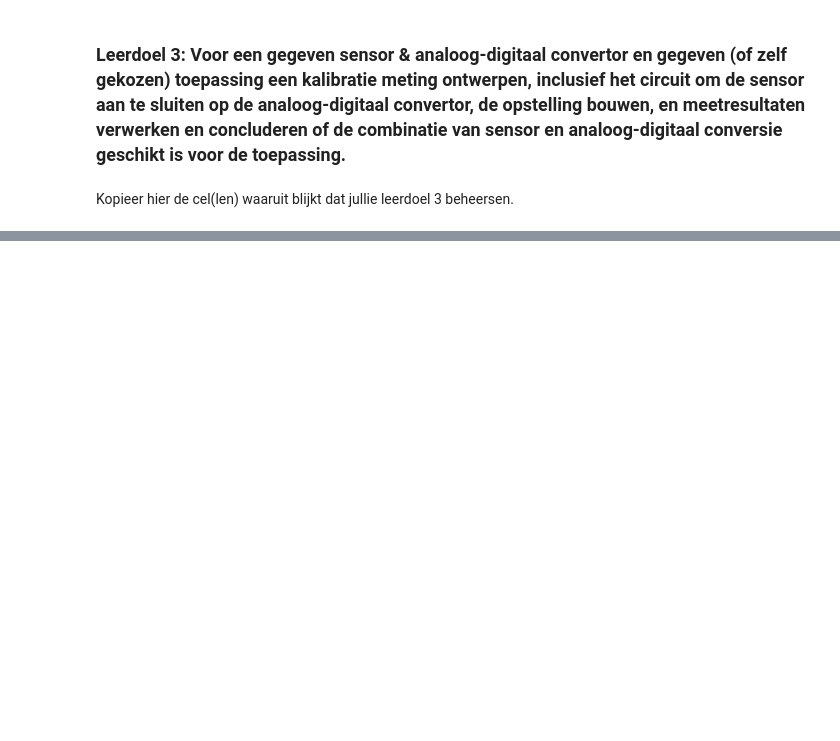
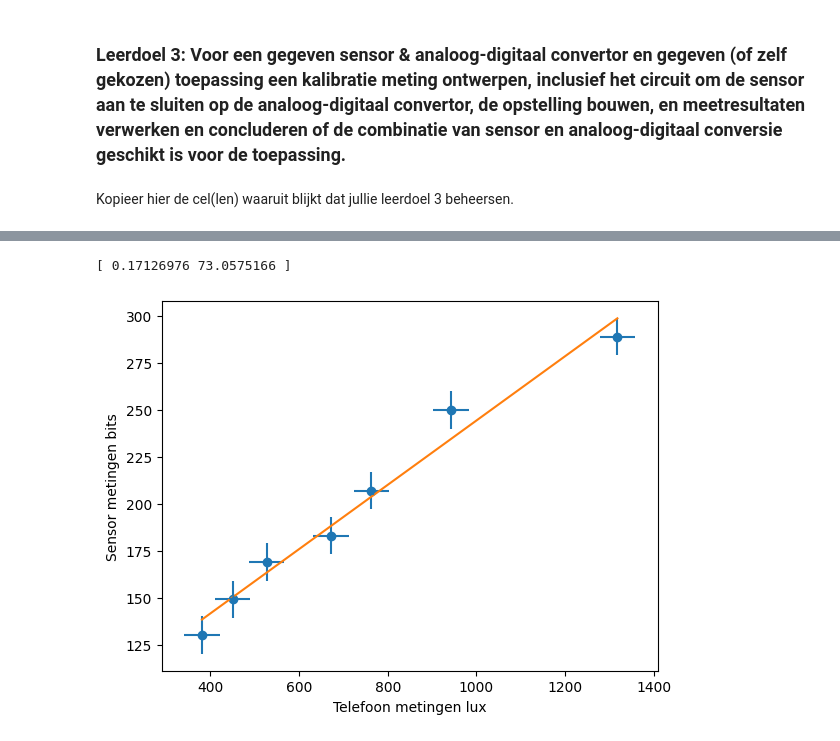
Before and after one commit to SebasvandenAkker/opdrachten-DEF-D, a Jupyter notebook: FysiekeOntwerpopdrachten/1KalibreerEenSensorDigitaalAnaloog/DEFOntwerpopdracht1KalibreerEenSensorInvulTemplate.ipynb, the cells around one changed output, grey strips where cells are left out. Cells and saved outputs as stored; diff of their text form; code cells hidden in the pictures; blank space fills up the shorter version.

```diff
--- a/FysiekeOntwerpopdrachten/1KalibreerEenSensorDigitaalAnaloog/DEFOntwerpopdracht1KalibreerEenSensorInvulTemplate.ipynb
+++ b/FysiekeOntwerpopdrachten/1KalibreerEenSensorDigitaalAnaloog/DEFOntwerpopdracht1KalibreerEenSensorInvulTemplate.ipynb
@@ -110,0 +147,28 @@ Kopieer hier de cel(len) waaruit blijkt dat jullie leerdoel 3 beheersen.
+# %%
+# Zet hier jouw data in een voor jou handig formaat
+import numpy as np
+telefoon = np.array([1318,943,763,672,527,450,381])
+sensor = np.array([289,250,207,183,169,149,130])
+# %%
+# Plot hier de meting en fit een lijn door de metingen.
+# Maak gebruik van wat je geleerd hebt bij het practicum.
+%matplotlib inline
+from matplotlib import pyplot as plt
+from scipy.optimize import curve_fit
+plt.scatter(telefoon, sensor)
+plt.errorbar(telefoon, sensor, 10, 40, "*")
+plt.xlabel("Telefoon metingen lux")
+plt.ylabel("Sensor metingen bits")
+
+def f(telefoon, a, b):
+    return a*telefoon + b
+
+val, cov = curve_fit(f, telefoon, sensor)
+x_fit = np.linspace(min(telefoon), max(telefoon), 100)
+y_fit = f(x_fit, val[0], val[1])
+plt.plot(x_fit,y_fit)
+
+print(val)
+# %% [output]
+[ 0.17126976 73.0575166 ]
+[figure, added]
```
Also changed, not shown: parts of 17 cells of this notebook, 3 other files.
